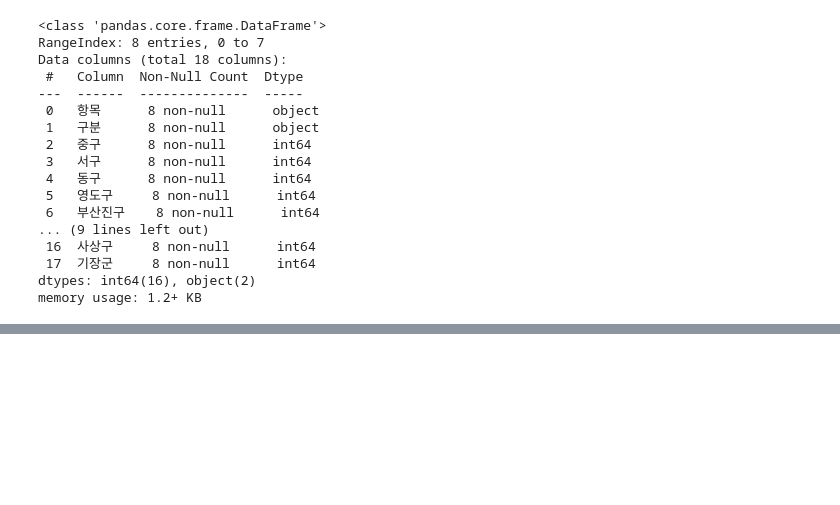
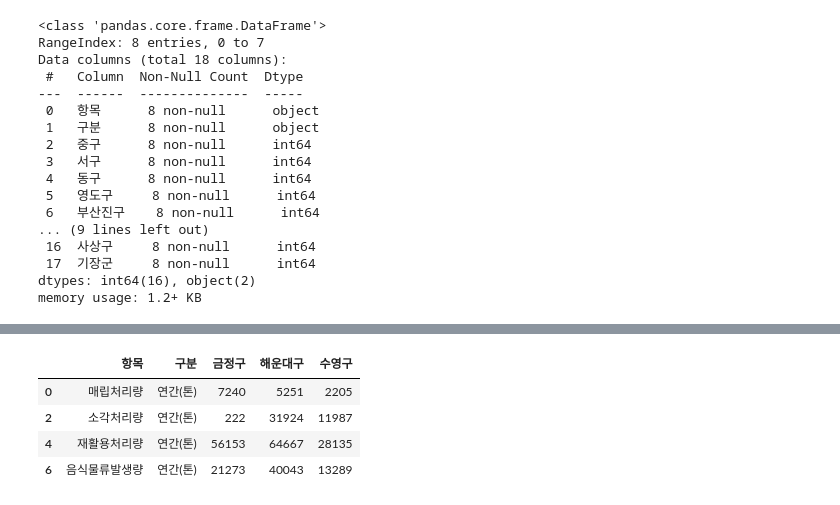
Before and after one commit to lsa-src/EXPython, a Jupyter notebook: Day07/pandas02_dataframe2.ipynb, the cells around one changed output, grey strips where cells are left out. Drawn from its saved outputs; the diff is of its cells as text; code cells hidden in the pictures; blank space fills up the shorter version.

```diff
--- a/Day07/pandas02_dataframe2.ipynb
+++ b/Day07/pandas02_dataframe2.ipynb
@@ -872,0 +255,9 @@ df2019.tail()
+# %%
+df2 = df2[df['구분'] == '연간(톤)']
+df2
+# %% [output]
+|  | 항목 | 구분 | 금정구 | 해운대구 | 수영구 |
+| 0 | 매립처리량 | 연간(톤) | 7240 | 5251 | 2205 |
+| 2 | 소각처리량 | 연간(톤) | 222 | 31924 | 11987 |
+| 4 | 재활용처리량 | 연간(톤) | 56153 | 64667 | 28135 |
+| 6 | 음식물류발생량 | 연간(톤) | 21273 | 40043 | 13289 |
```
Also changed, not shown: parts of 106 cells of this notebook.
